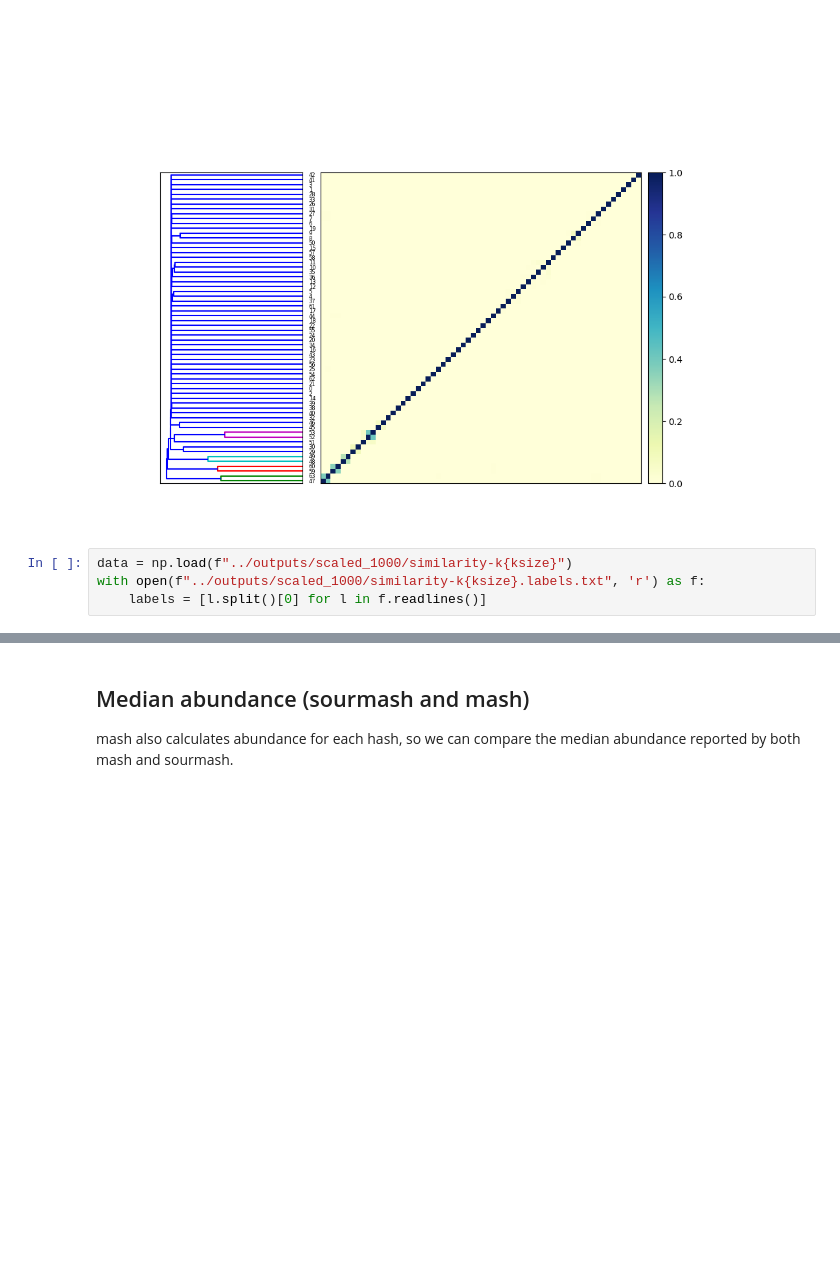
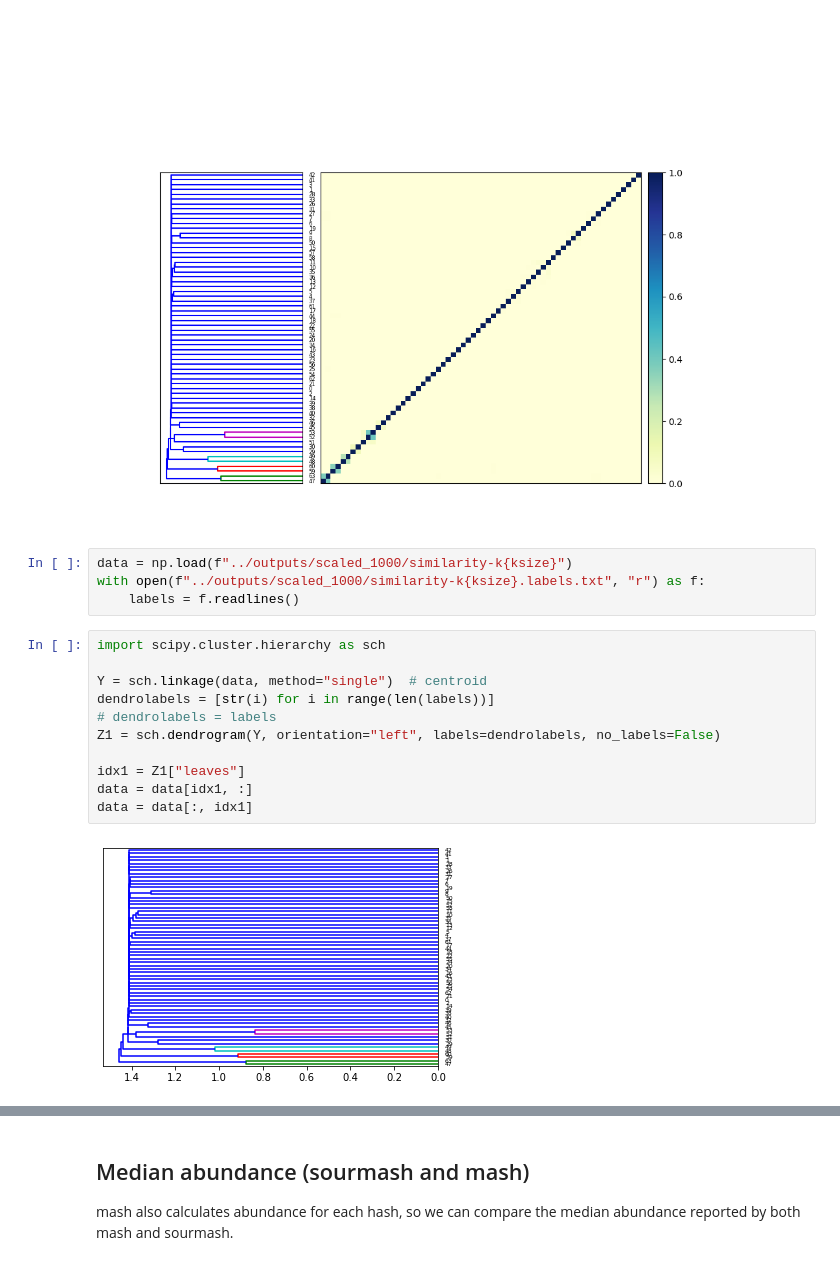
Before and after one commit to luizirber/phd, a Jupyter notebook: experiments/smol_gather/notebooks/analysis.ipynb, the cells around one changed output, grey strips where cells are left out. Drawn from its saved outputs; the diff is of its cells as text; blank space fills up the shorter version.

Commit message:
more readme info, start similarity matrix with hvplot in smol analysis

```diff
--- a/experiments/smol_gather/notebooks/analysis.ipynb
+++ b/experiments/smol_gather/notebooks/analysis.ipynb
@@ -224,6 +267,19 @@ Image(f"../outputs/scaled_1000/similarity-k{ksize}.matrix.png")
 [figure]
 # %%
 data = np.load(f"../outputs/scaled_1000/similarity-k{ksize}")
-with open(f"../outputs/scaled_1000/similarity-k{ksize}.labels.txt", 'r') as f:
-    labels = [l.split()[0] for l in f.readlines()]
+with open(f"../outputs/scaled_1000/similarity-k{ksize}.labels.txt", "r") as f:
+    labels = f.readlines()
+# %%
+import scipy.cluster.hierarchy as sch
+
+Y = sch.linkage(data, method="single")  # centroid
+dendrolabels = [str(i) for i in range(len(labels))]
+# dendrolabels = labels
+Z1 = sch.dendrogram(Y, orientation="left", labels=dendrolabels, no_labels=False)
+
+idx1 = Z1["leaves"]
+data = data[idx1, :]
+data = data[:, idx1]
+# %% [output]
+[figure, added]
 # %%
```
Also changed, not shown: parts of 17 cells of this notebook, 3 other files.
